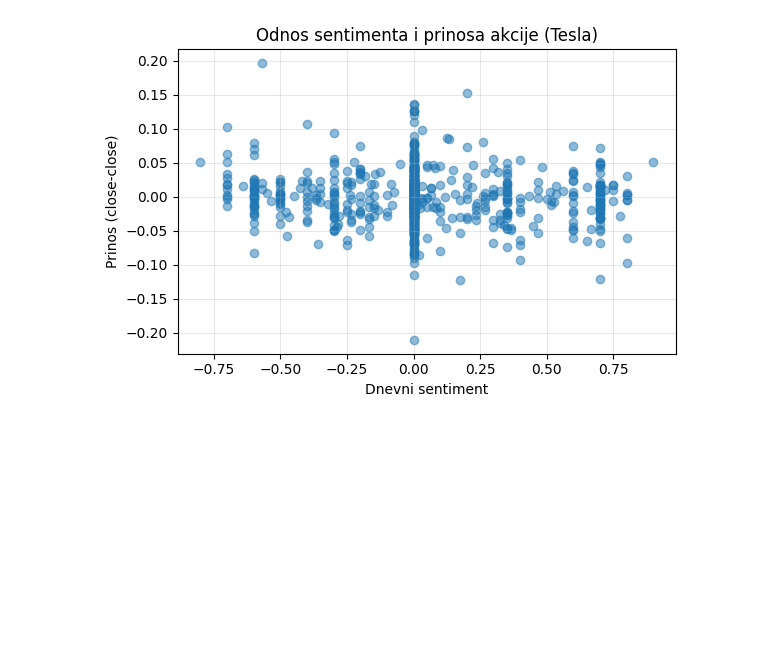
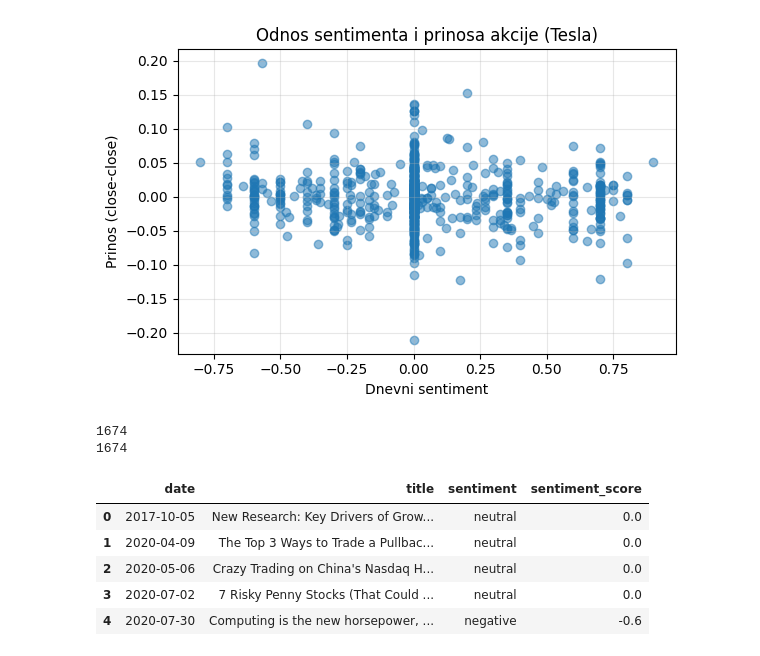
Before and after one commit to aleksandrabegovic/apple_sentiment_analiza, a Jupyter notebook: SentimentTesla.ipynb, the cells around one changed output. Drawn from its saved outputs; the diff is of its cells as text; code cells hidden in the pictures; blank space fills up the shorter version.

```diff
--- a/SentimentTesla.ipynb
+++ b/SentimentTesla.ipynb
@@ -525,6 +576,10 @@ Processed 1550 rows
 Processed 1600 rows
 Processed 1650 rows
 Final save completed: /content/drive/MyDrive/tsla_news_tagged.csv
+# %%
+import pandas as pd
+
+tsla_tagged = pd.read_csv("/content/drive/MyDrive/tsla_news_tagged.csv")
 # %%
 tsla_tagged.columns
 # %% [output]
@@ -825,3 +880,18 @@ plt.tight_layout()
 plt.show()
 # %% [output]
 [figure]
+# %%
+print(len(tsla_merged))
+print(len(tsla_tagged))
+
+tsla_merged[["date", "title"]].head()
+tsla_tagged[["date", "title", "sentiment", "sentiment_score"]].head()
+# %% [output]
+1674
+1674
+|  | date | title | sentiment | sentiment_score |
+| 0 | 2017-10-05 | New Research: Key Drivers of Grow... | neutral | 0.0 |
+| 1 | 2020-04-09 | The Top 3 Ways to Trade a Pullbac... | neutral | 0.0 |
+| 2 | 2020-05-06 | Crazy Trading on China's Nasdaq H... | neutral | 0.0 |
+| 3 | 2020-07-02 | 7 Risky Penny Stocks (That Could ... | neutral | 0.0 |
+| 4 | 2020-07-30 | Computing is the new horsepower, ... | negative | -0.6 |
```
Also changed, not shown: parts of 15 cells of this notebook.
